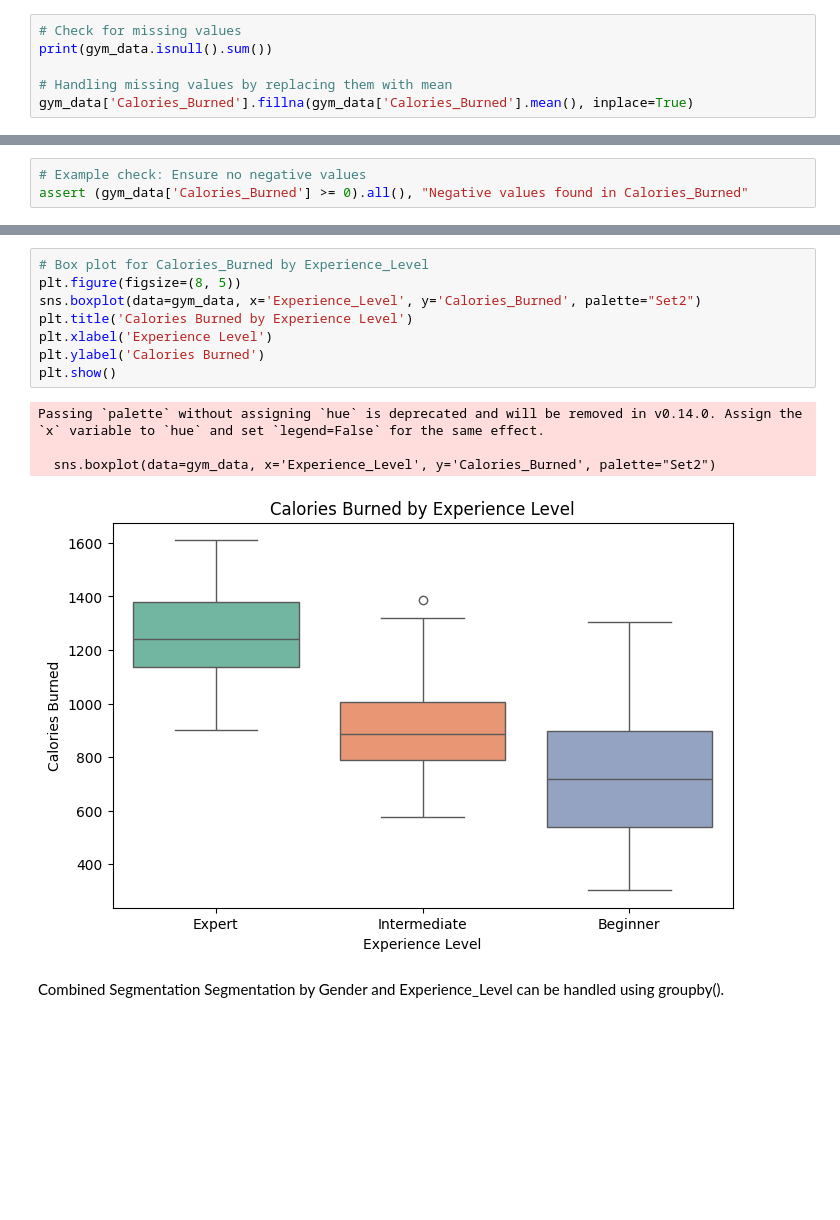
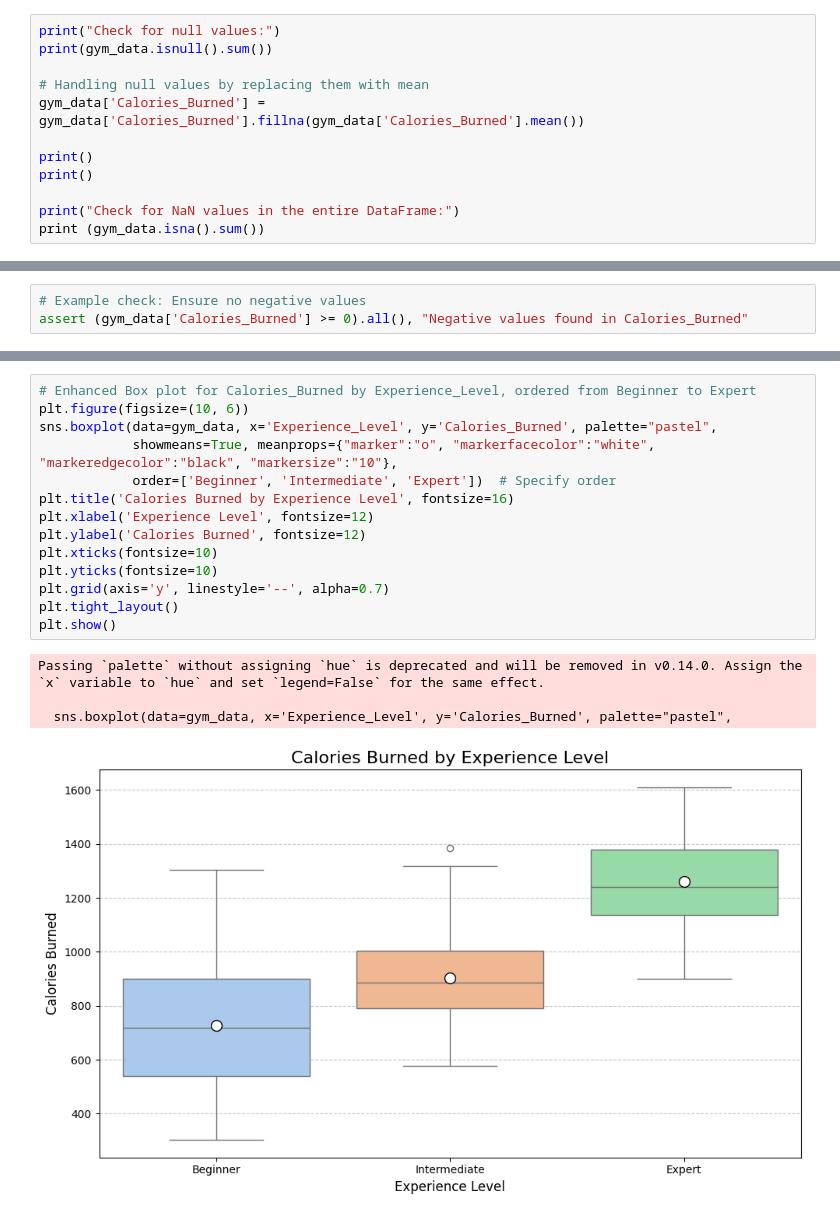
Before and after one commit to RokoSkugor/DA_project, a Jupyter notebook: DataAnalysis_Project.ipynb, the cells around one changed output, grey strips where cells are left out. Saved outputs shown, nothing was run; the diff lists cells and outputs as text; blank space fills up the shorter version.

```diff
--- a/DataAnalysis_Project.ipynb
+++ b/DataAnalysis_Project.ipynb
@@ -83,8 +82,14 @@ Steps:
 *   Impute or drop missing data (e.g., mean imputation for numerical columns, mode for categorical ones).
 # %%
-# Check for missing values
+print("Check for null values:")
 print(gym_data.isnull().sum())
 
-# Handling missing values by replacing them with mean
-gym_data['Calories_Burned'].fillna(gym_data['Calories_Burned'].mean(), inplace=True)
+# Handling null values by replacing them with mean
+gym_data['Calories_Burned'] = gym_data['Calories_Burned'].fillna(gym_data['Calories_Burned'].mean())
+
+print()
+print()
+
+print("Check for NaN values in the entire DataFrame:")
+print (gym_data.isna().sum())
 # %% [output]
@@ -343,16 +445,19 @@ plt.show()
 # %%
-# Box plot for Calories_Burned by Experience_Level
-plt.figure(figsize=(8, 5))
-sns.boxplot(data=gym_data, x='Experience_Level', y='Calories_Burned', palette="Set2")
-plt.title('Calories Burned by Experience Level')
-plt.xlabel('Experience Level')
-plt.ylabel('Calories Burned')
+# Enhanced Box plot for Calories_Burned by Experience_Level, ordered from Beginner to Expert
+plt.figure(figsize=(10, 6))
+sns.boxplot(data=gym_data, x='Experience_Level', y='Calories_Burned', palette="pastel",
+            showmeans=True, meanprops={"marker":"o", "markerfacecolor":"white", "markeredgecolor":"black", "markersize":"10"},
+            order=['Beginner', 'Intermediate', 'Expert'])  # Specify order
+plt.title('Calories Burned by Experience Level', fontsize=16)
+plt.xlabel('Experience Level', fontsize=12)
+plt.ylabel('Calories Burned', fontsize=12)
+plt.xticks(fontsize=10)
+plt.yticks(fontsize=10)
+plt.grid(axis='y', linestyle='--', alpha=0.7)
+plt.tight_layout()
 plt.show()
 # %% [output]
 Passing `palette` without assigning `hue` is deprecated and will be removed in v0.14.0. Assign the `x` variable to `hue` and set `legend=False` for the same effect.
 
-  sns.boxplot(data=gym_data, x='Experience_Level', y='Calories_Burned', palette="Set2")
+  sns.boxplot(data=gym_data, x='Experience_Level', y='Calories_Burned', palette="pastel",
-[figure, old version]
+[figure, new version]
-# %% [markdown]
-Combined Segmentation
-Segmentation by Gender and Experience_Level can be handled using groupby().
```
Also changed, not shown: parts of 27 cells of this notebook, 1 other file.
